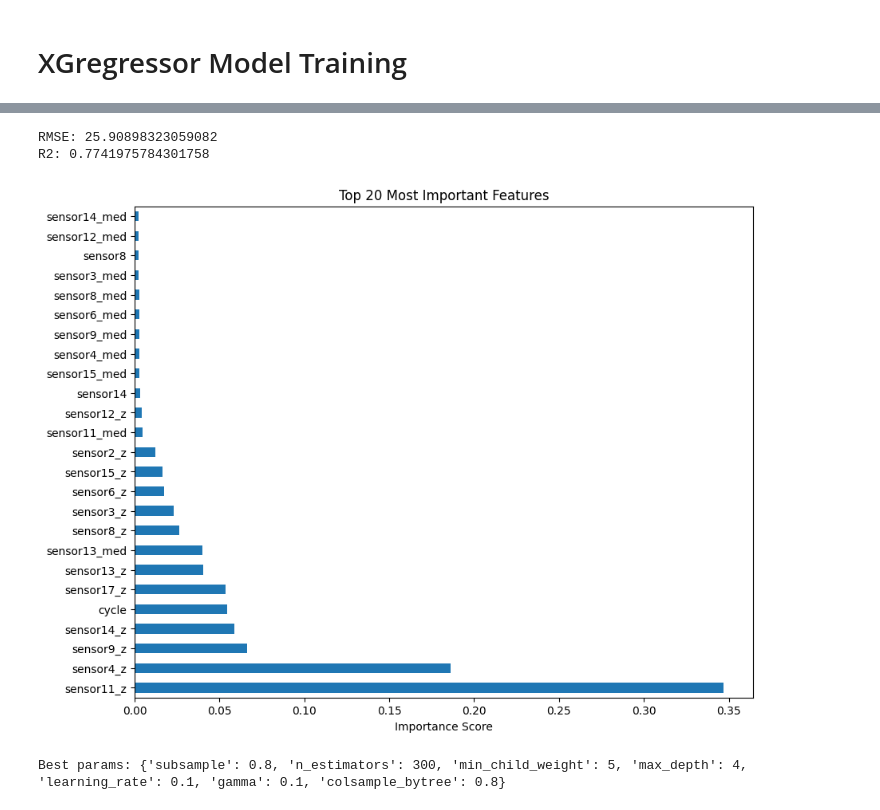
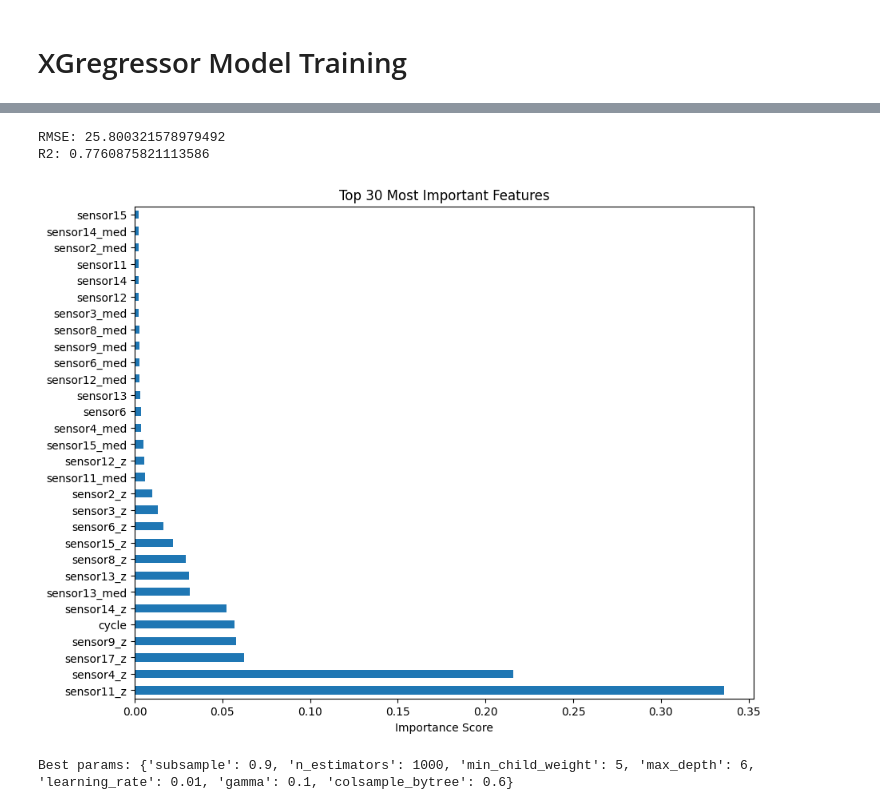
Before and after one commit to Lord-Mahdi1383/nasa-turbofan-degradation-prediction, a Jupyter notebook: turbofan_degradation_FD004.ipynb, the cells around one changed output, grey strips where cells are left out. Saved outputs shown, nothing was run; the diff lists cells and outputs as text; code cells hidden in the pictures.

```diff
--- a/turbofan_degradation_FD004.ipynb
+++ b/turbofan_degradation_FD004.ipynb
@@ -281,7 +281,7 @@ xgb_reg = XGBRegressor(
 random_search = RandomizedSearchCV(
     estimator=xgb_reg,
     param_distributions=param_grid,
-    n_iter=5,
+    n_iter=50,
     scoring='neg_root_mean_squared_error',
     cv=cv,
     verbose=2,
@@ -325,22 +317,22 @@ r2 = r2_score(y_test, y_pred)
 print(f"RMSE: {rmse}")
 print(f"R2: {r2}")
 # %% [output]
-RMSE: 25.90898323059082
-R2: 0.7741975784301758
+RMSE: 25.800321578979492
+R2: 0.7760875821113586
 # %%
 feature_names = X_train.columns
 importances = best_model.feature_importances_
 feat_imp = pd.Series(importances, index=feature_names).sort_values(ascending=False)
 
-
+# plotting top 30 features
 plt.figure(figsize=(10, 8))
-feat_imp.head(25).plot(kind='barh')
-plt.title("Top 20 Most Important Features")
+feat_imp.head(30).plot(kind='barh')
+plt.title("Top 30 Most Important Features")
 plt.xlabel("Importance Score")
 plt.show()
 # %% [output]
-[figure, old version]
+[figure, new version]
 # %%
 print("Best params:", random_search.best_params_)
 # %% [output]
-Best params: {'subsample': 0.8, 'n_estimators': 300, 'min_child_weight': 5, 'max_depth': 4, 'learning_rate': 0.1, 'gamma': 0.1, 'colsample_bytree': 0.8}
+Best params: {'subsample': 0.9, 'n_estimators': 1000, 'min_child_weight': 5, 'max_depth': 6, 'learning_rate': 0.01, 'gamma': 0.1, 'colsample_bytree': 0.6}
```
Also changed, not shown: parts of 1 cell of this notebook, 1 other file.
